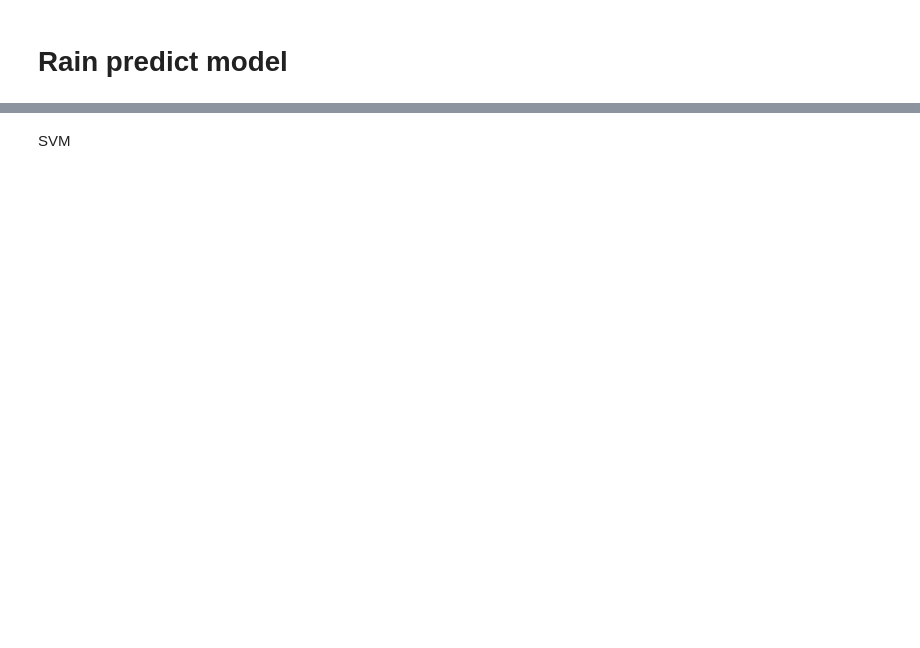
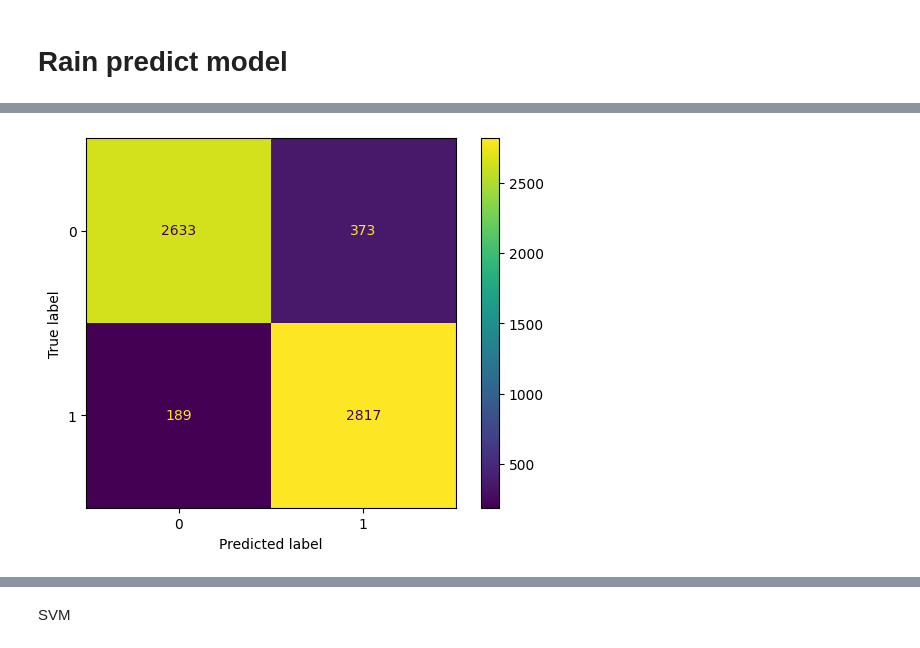
Before and after one commit to Cancogang69/SE355, a Jupyter notebook: model_1.ipynb, the cells around one changed output, grey strips where cells are left out. Saved outputs shown, nothing was run; the diff lists cells and outputs as text; code cells hidden in the pictures; blank space fills up the shorter version.

```diff
--- a/model_1.ipynb
+++ b/model_1.ipynb
@@ -206,0 +176,12 @@ Test confusion matrix:
+# %%
+def svc_with_kernel(kernel, X_train, Y_train):
+  svc = SVC(kernel= kernel)
+  svc.fit(X_train, Y_train)
+  train_pred = svc.predict(X_train)
+  return train_pred, svc
+# %%
+rain_train_pred, rain_svc = svc_with_kernel("rbf", X_trains[0], Y_train_rain)
+# %%
+cm_display(Y_train_rain, rain_train_pred)
+# %% [output]
+[figure, added]
```
Also changed, not shown: parts of 137 cells of this notebook.
